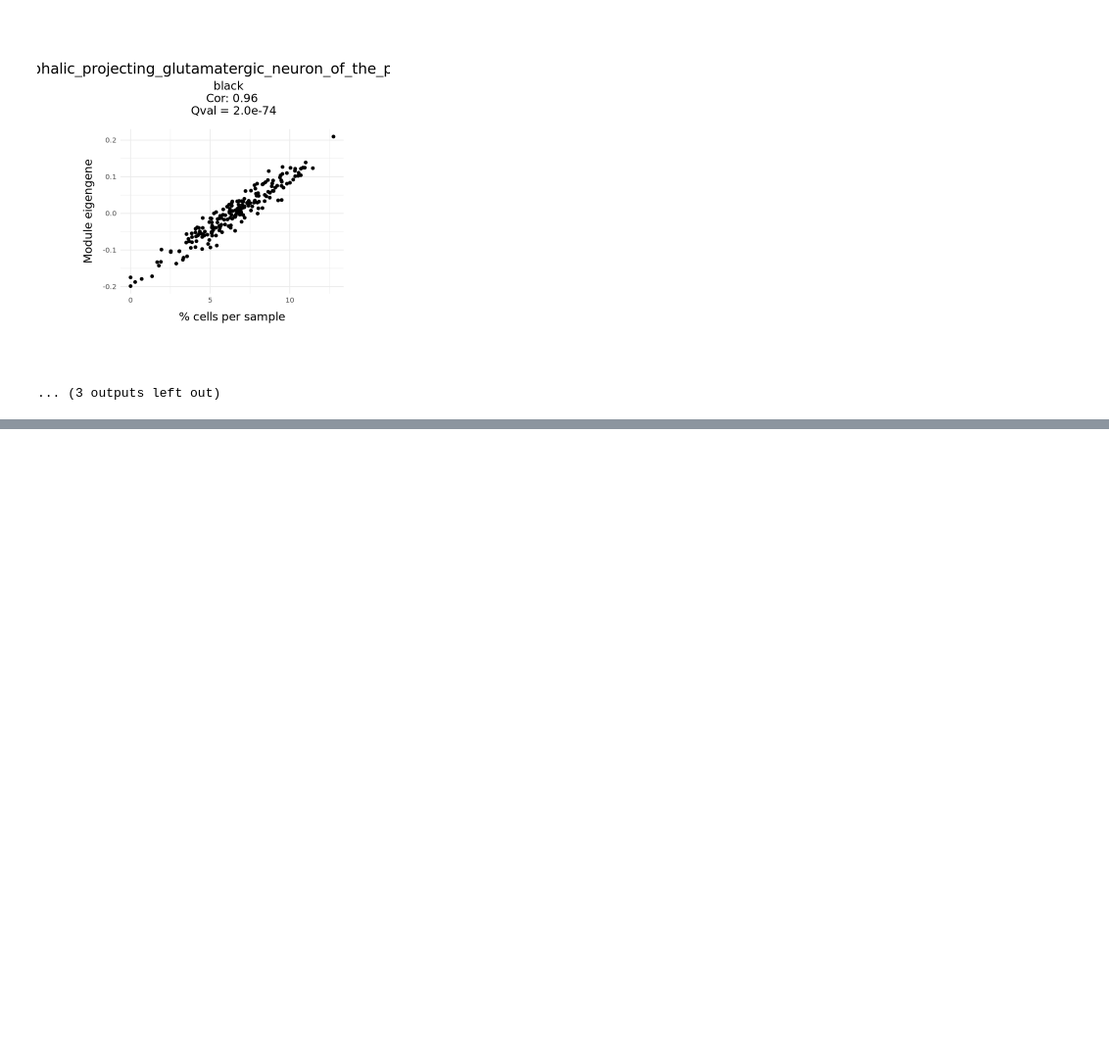
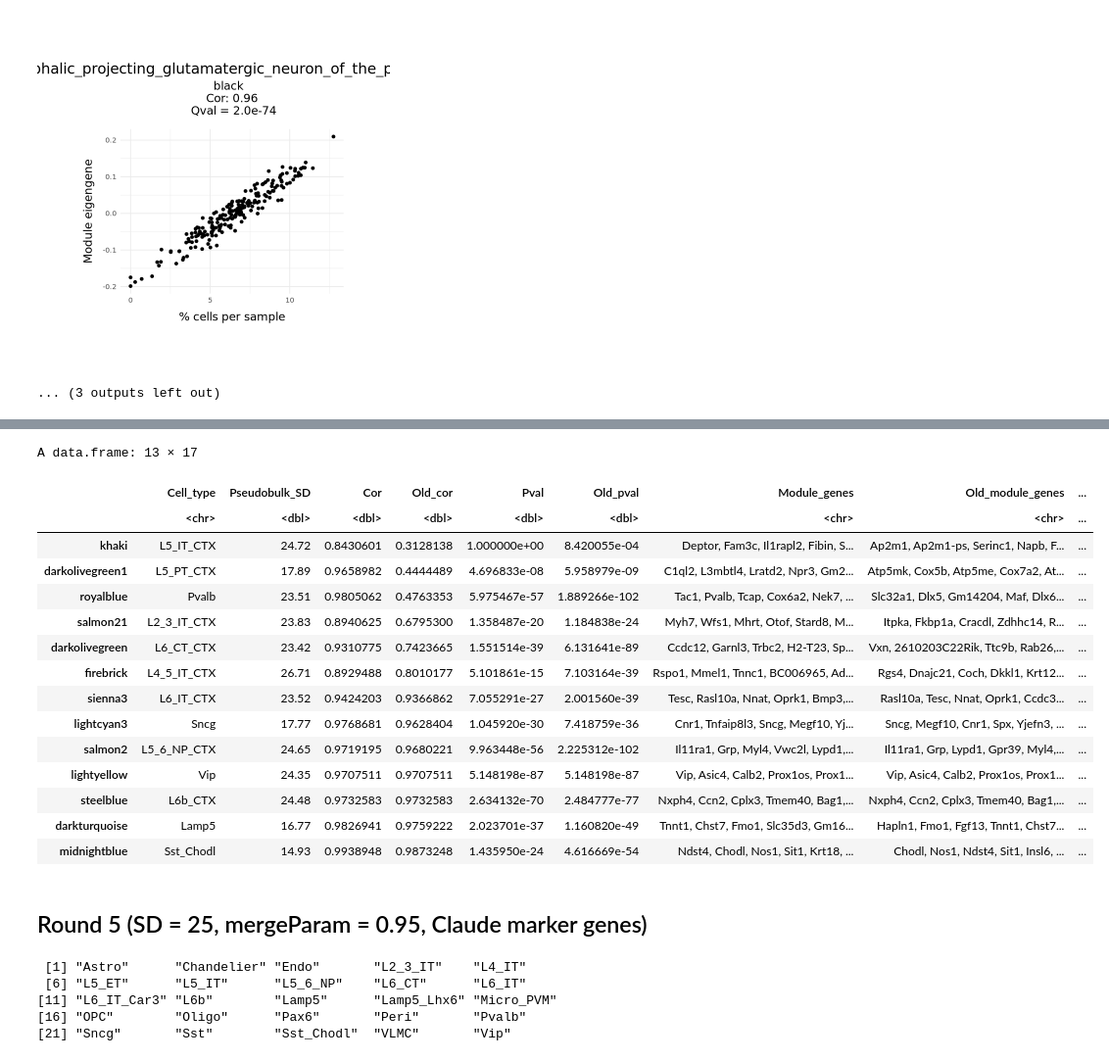
Before and after one commit to reliscu/pseudobulk_splicing_yao_2021_ACA, a Jupyter notebook: 08_plot_abundance_vs_eigengenes.ipynb, the cells around one changed output, grey strips where cells are left out. Shown at 98% size. Drawn from its saved outputs; the diff is of its cells as text; code cells hidden in the pictures; blank space fills up the shorter version.

```diff
--- a/08_plot_abundance_vs_eigengenes.ipynb
+++ b/08_plot_abundance_vs_eigengenes.ipynb
@@ -142,0 +161,6 @@ plot_ctype_abundance_vs_top_qval_ME(pseudobulk_legend, top_qval_mods_df)
+# %%
+pairwise_res_list <- readRDS("/mnt/lareaulab/reliscu/projects/NSF_GRFP/analyses/pseudobulk_test/yao_2021/MOp/data/DE_genes/yao_2021_MOp_STAR_donor_subclass_label_pseudobulk_pairwise_DE_genes_dream.RDS")
+pairwise_ctype_genes <- prep_DE_genes(pairwise_res_list, pairwise=TRUE, unique=unique)
+names(pairwise_ctype_genes) <- unlist(sapply(names(pairwise_ctype_genes), function(x) gsub(" ", "_", x)))
+
+top_qval_mods_df <- read.csv("data/enrichments/yao_2021_ACA_STAR_SyntheticDataset1_subclass_label_20pcntCells_25SD_200samples_mergeParam0.95_subsetCutoff8.24_Modules_yao_2021_MOp_STAR_donor_subclass_label_pseudobulk_pairwise_DE_genes_enrichments.csv")
@@ -142,0 +181,25 @@ plot_ctype_abundance_vs_top_qval_ME(pseudobulk_legend, top_qval_mods_df)
+# %%
+network_dir <- "yao_2021_ACA_STAR_SyntheticDataset1_subclass_label_20pcntCells_25SD_200samples_mergeParam0.95_subsetCutoff8.24_Modules"
+pseudobulk_legend <- read.csv("data/SyntheticDatasets/SyntheticDataset1_subclass_label_20pcntCells_25SD_200samples_legend_09-19-54.csv")
+# %%
+ctype_genes_list <- pairwise_ctype_genes
+
+top_corr_mods_df <- get_top_corr_mods(network_dir, pseudobulk_legend, top_qval_mods_df, ctype_genes_list, mod_def)
+top_corr_mods_df %>% arrange(Old_cor)
+# %% [output]
+A data.frame: 13 × 17
+|  | Cell_type | Pseudobulk_SD | Cor | Old_cor | Pval | Old_pval | Module_genes | Old_module_genes | ... |
+|  | <chr> | <dbl> | <dbl> | <dbl> | <dbl> | <dbl> | <chr> | <chr> | ... |
+| khaki | L5_IT_CTX | 24.72 | 0.8430601 | 0.3128138 | 1.000000e+00 | 8.420055e-04 | Deptor, Fam3c, Il1rapl2, Fibin, S... | Ap2m1, Ap2m1-ps, Serinc1, Napb, F... | ... |
+| darkolivegreen1 | L5_PT_CTX | 17.89 | 0.9658982 | 0.4444489 | 4.696833e-08 | 5.958979e-09 | C1ql2, L3mbtl4, Lratd2, Npr3, Gm2... | Atp5mk, Cox5b, Atp5me, Cox7a2, At... | ... |
+| royalblue | Pvalb | 23.51 | 0.9805062 | 0.4763353 | 5.975467e-57 | 1.889266e-102 | Tac1, Pvalb, Tcap, Cox6a2, Nek7, ... | Slc32a1, Dlx5, Gm14204, Maf, Dlx6... | ... |
+| salmon21 | L2_3_IT_CTX | 23.83 | 0.8940625 | 0.6795300 | 1.358487e-20 | 1.184838e-24 | Myh7, Wfs1, Mhrt, Otof, Stard8, M... | Itpka, Fkbp1a, Cracdl, Zdhhc14, R... | ... |
+| darkolivegreen | L6_CT_CTX | 23.42 | 0.9310775 | 0.7423665 | 1.551514e-39 | 6.131641e-89 | Ccdc12, Garnl3, Trbc2, H2-T23, Sp... | Vxn, 2610203C22Rik, Ttc9b, Rab26,... | ... |
+| firebrick | L4_5_IT_CTX | 26.71 | 0.8929488 | 0.8010177 | 5.101861e-15 | 7.103164e-39 | Rspo1, Mmel1, Tnnc1, BC006965, Ad... | Rgs4, Dnajc21, Coch, Dkkl1, Krt12... | ... |
+| sienna3 | L6_IT_CTX | 23.52 | 0.9424203 | 0.9366862 | 7.055291e-27 | 2.001560e-39 | Tesc, Rasl10a, Nnat, Oprk1, Bmp3,... | Rasl10a, Tesc, Nnat, Oprk1, Ccdc3... | ... |
+| lightcyan3 | Sncg | 17.77 | 0.9768681 | 0.9628404 | 1.045920e-30 | 7.418759e-36 | Cnr1, Tnfaip8l3, Sncg, Megf10, Yj... | Sncg, Megf10, Cnr1, Spx, Yjefn3, ... | ... |
+| salmon2 | L5_6_NP_CTX | 24.65 | 0.9719195 | 0.9680221 | 9.963448e-56 | 2.225312e-102 | Il11ra1, Grp, Myl4, Vwc2l, Lypd1,... | Il11ra1, Grp, Lypd1, Gpr39, Myl4,... | ... |
+| lightyellow | Vip | 24.35 | 0.9707511 | 0.9707511 | 5.148198e-87 | 5.148198e-87 | Vip, Asic4, Calb2, Prox1os, Prox1... | Vip, Asic4, Calb2, Prox1os, Prox1... | ... |
+| steelblue | L6b_CTX | 24.48 | 0.9732583 | 0.9732583 | 2.634132e-70 | 2.484777e-77 | Nxph4, Ccn2, Cplx3, Tmem40, Bag1,... | Nxph4, Ccn2, Cplx3, Tmem40, Bag1,... | ... |
+| darkturquoise | Lamp5 | 16.77 | 0.9826941 | 0.9759222 | 2.023701e-37 | 1.160820e-49 | Tnnt1, Chst7, Fmo1, Slc35d3, Gm16... | Hapln1, Fmo1, Fgf13, Tnnt1, Chst7... | ... |
+| midnightblue | Sst_Chodl | 14.93 | 0.9938948 | 0.9873248 | 1.435950e-24 | 4.616669e-54 | Ndst4, Chodl, Nos1, Sit1, Krt18, ... | Chodl, Nos1, Ndst4, Sit1, Insl6, ... | ... |
@@ -142,0 +208,2 @@ plot_ctype_abundance_vs_top_qval_ME(pseudobulk_legend, top_qval_mods_df)
+# %% [markdown]
+## Round 5 (SD = 25, mergeParam = 0.95, Claude marker genes)
@@ -142,0 +215,8 @@ plot_ctype_abundance_vs_top_qval_ME(pseudobulk_legend, top_qval_mods_df)
+# %%
+names(pairwise_ctype_genes)
+# %% [output]
+ [1] "Astro"      "Chandelier" "Endo"       "L2_3_IT"    "L4_IT"
+ [6] "L5_ET"      "L5_IT"      "L5_6_NP"    "L6_CT"      "L6_IT"
+[11] "L6_IT_Car3" "L6b"        "Lamp5"      "Lamp5_Lhx6" "Micro_PVM"
+[16] "OPC"        "Oligo"      "Pax6"       "Peri"       "Pvalb"
+[21] "Sncg"       "Sst"        "Sst_Chodl"  "VLMC"       "Vip"
```
Also changed, not shown: parts of 15 cells of this notebook, 4 other files.
